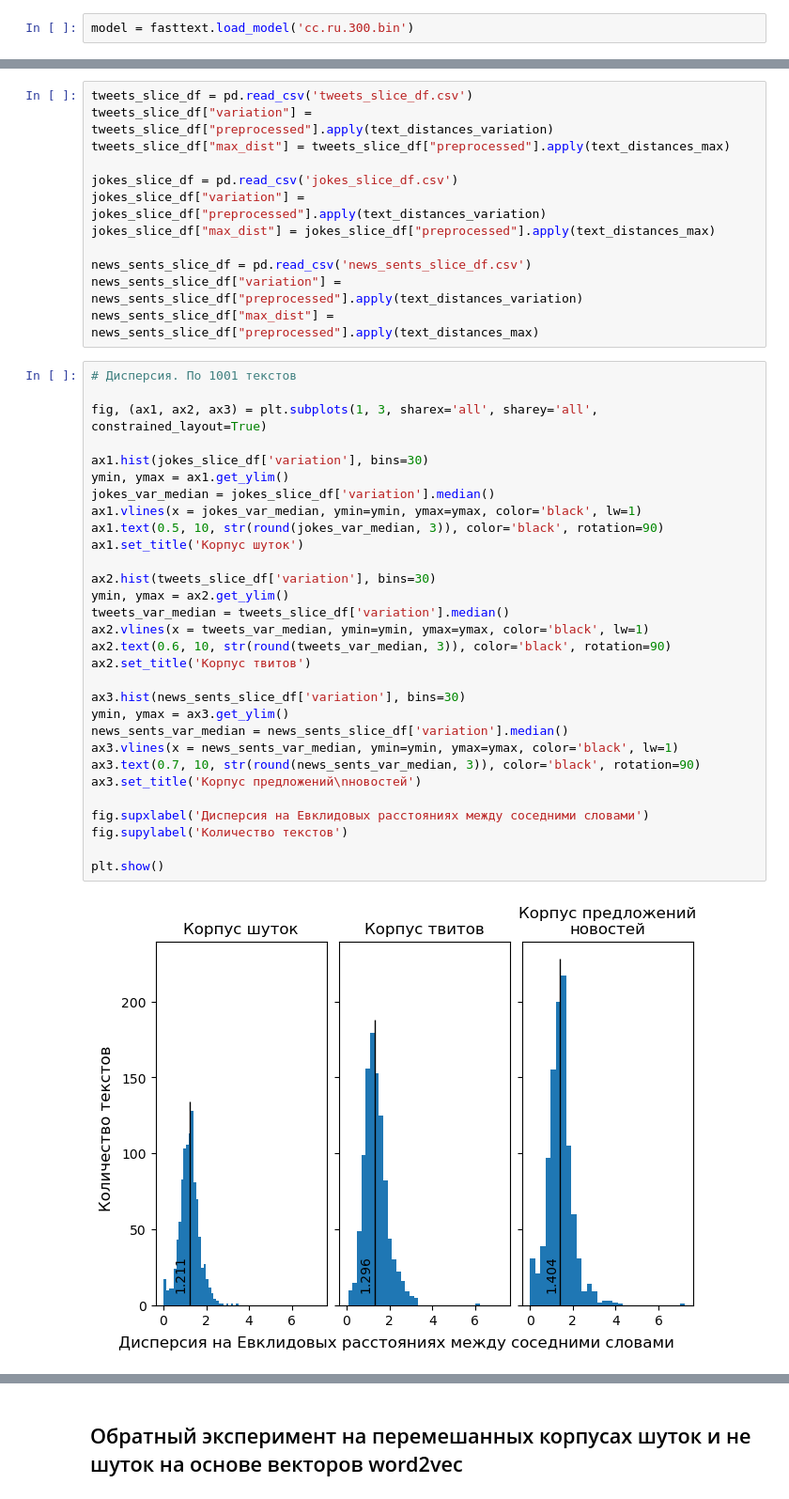
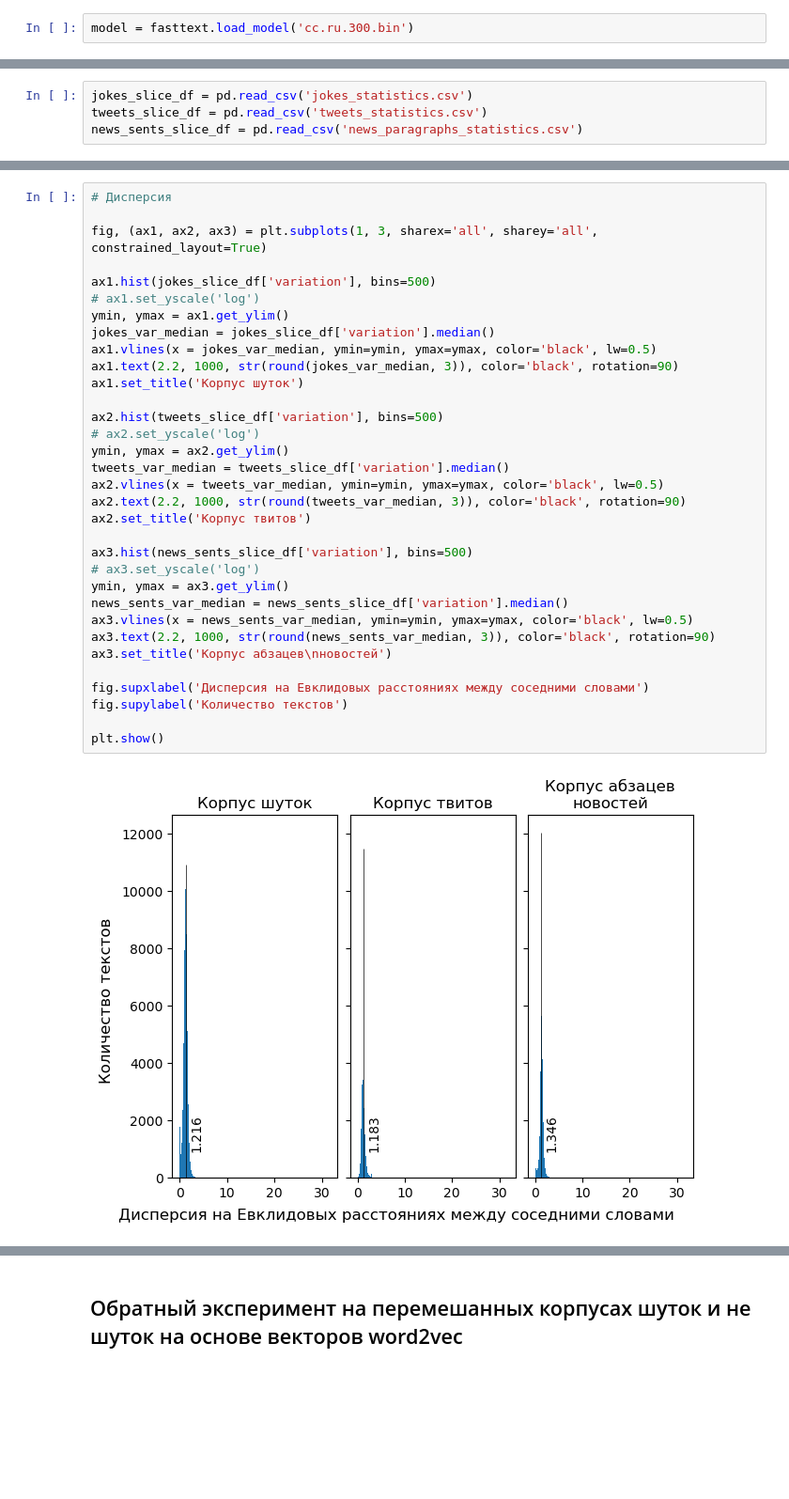
Before and after one commit to tadgeislamins/jokes_apart, a Jupyter notebook: coursework2025.ipynb, the cells around one changed output, grey strips where cells are left out. Shown at 94% size. Saved outputs shown, nothing was run; the diff lists cells and outputs as text; blank space fills up the shorter version.

```diff
--- a/coursework2025.ipynb
+++ b/coursework2025.ipynb
@@ -1009,0 +1329,4 @@ model = fasttext.load_model('cc.ru.300.bin')
+# %%
+jokes_slice_df = pd.read_csv('jokes_statistics.csv')
+tweets_slice_df = pd.read_csv('tweets_statistics.csv')
+news_sents_slice_df = pd.read_csv('news_paragraphs_statistics.csv')
@@ -1035,45 +1343,36 @@ def text_distances_max(text):
-# %%
-tweets_slice_df = pd.read_csv('tweets_slice_df.csv')
-tweets_slice_df["variation"] = tweets_slice_df["preprocessed"].apply(text_distances_variation)
-tweets_slice_df["max_dist"] = tweets_slice_df["preprocessed"].apply(text_distances_max)
-
-jokes_slice_df = pd.read_csv('jokes_slice_df.csv')
-jokes_slice_df["variation"] = jokes_slice_df["preprocessed"].apply(text_distances_variation)
-jokes_slice_df["max_dist"] = jokes_slice_df["preprocessed"].apply(text_distances_max)
-
-news_sents_slice_df = pd.read_csv('news_sents_slice_df.csv')
-news_sents_slice_df["variation"] = news_sents_slice_df["preprocessed"].apply(text_distances_variation)
-news_sents_slice_df["max_dist"] = news_sents_slice_df["preprocessed"].apply(text_distances_max)
 # %%
-# Дисперсия. По 1001 текстов
+# Дисперсия
 
 fig, (ax1, ax2, ax3) = plt.subplots(1, 3, sharex='all', sharey='all', constrained_layout=True)
 
-ax1.hist(jokes_slice_df['variation'], bins=30)
+ax1.hist(jokes_slice_df['variation'], bins=500)
+# ax1.set_yscale('log')
 ymin, ymax = ax1.get_ylim()
 jokes_var_median = jokes_slice_df['variation'].median()
-ax1.vlines(x = jokes_var_median, ymin=ymin, ymax=ymax, color='black', lw=1)
-ax1.text(0.5, 10, str(round(jokes_var_median, 3)), color='black', rotation=90)
+ax1.vlines(x = jokes_var_median, ymin=ymin, ymax=ymax, color='black', lw=0.5)
+ax1.text(2.2, 1000, str(round(jokes_var_median, 3)), color='black', rotation=90)
 ax1.set_title('Корпус шуток')
 
-ax2.hist(tweets_slice_df['variation'], bins=30)
+ax2.hist(tweets_slice_df['variation'], bins=500)
+# ax2.set_yscale('log')
 ymin, ymax = ax2.get_ylim()
 tweets_var_median = tweets_slice_df['variation'].median()
-ax2.vlines(x = tweets_var_median, ymin=ymin, ymax=ymax, color='black', lw=1)
-ax2.text(0.6, 10, str(round(tweets_var_median, 3)), color='black', rotation=90)
+ax2.vlines(x = tweets_var_median, ymin=ymin, ymax=ymax, color='black', lw=0.5)
+ax2.text(2.2, 1000, str(round(tweets_var_median, 3)), color='black', rotation=90)
 ax2.set_title('Корпус твитов')
 
-ax3.hist(news_sents_slice_df['variation'], bins=30)
+ax3.hist(news_sents_slice_df['variation'], bins=500)
+# ax3.set_yscale('log')
 ymin, ymax = ax3.get_ylim()
 news_sents_var_median = news_sents_slice_df['variation'].median()
-ax3.vlines(x = news_sents_var_median, ymin=ymin, ymax=ymax, color='black', lw=1)
-ax3.text(0.7, 10, str(round(news_sents_var_median, 3)), color='black', rotation=90)
-ax3.set_title('Корпус предложений\nновостей')
+ax3.vlines(x = news_sents_var_median, ymin=ymin, ymax=ymax, color='black', lw=0.5)
+ax3.text(2.2, 1000, str(round(news_sents_var_median, 3)), color='black', rotation=90)
+ax3.set_title('Корпус абзацев\nновостей')
 
 fig.supxlabel('Дисперсия на Евклидовых расстояниях между соседними словами')
 fig.supylabel('Количество текстов')
 
 plt.show()
 # %% [output]
-[figure, old version]
+[figure, new version]
 # %%
```
Also changed, not shown: parts of 94 cells of this notebook.
